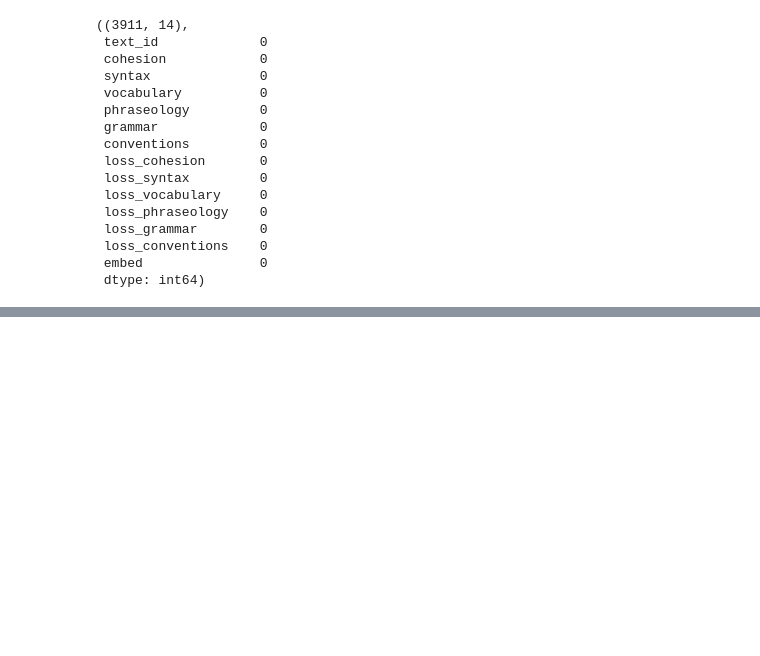
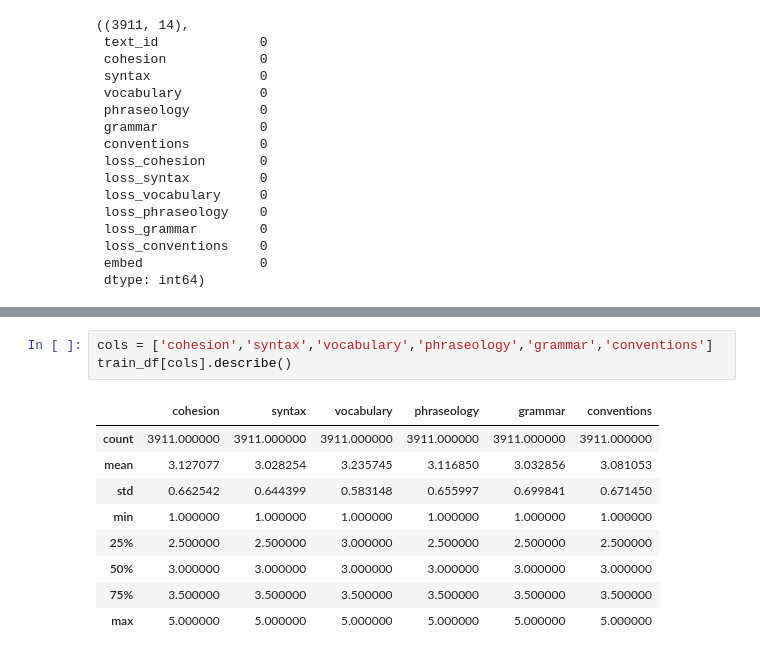
Before and after one commit to tikutikutiku/kaggle-feedback-prize-english-language-learning, a Jupyter notebook: 13_Baseline3/exp/13_v1_03.ipynb, the cells around one changed output, grey strips where cells are left out. Saved outputs shown, nothing was run; the diff lists cells and outputs as text; blank space fills up the shorter version.

```diff
--- a/13_Baseline3/exp/13_v1_03.ipynb
+++ b/13_Baseline3/exp/13_v1_03.ipynb
@@ -229,0 +243,13 @@ oof_df.shape, oof_df.isnull().sum()
+# %%
+cols = ['cohesion','syntax','vocabulary','phraseology','grammar','conventions']
+train_df[cols].describe()
+# %% [output]
+|  | cohesion | syntax | vocabulary | phraseology | grammar | conventions |
+| count | 3911.000000 | 3911.000000 | 3911.000000 | 3911.000000 | 3911.000000 | 3911.000000 |
+| mean | 3.127077 | 3.028254 | 3.235745 | 3.116850 | 3.032856 | 3.081053 |
+| std | 0.662542 | 0.644399 | 0.583148 | 0.655997 | 0.699841 | 0.671450 |
+| min | 1.000000 | 1.000000 | 1.000000 | 1.000000 | 1.000000 | 1.000000 |
+| 25% | 2.500000 | 2.500000 | 3.000000 | 2.500000 | 2.500000 | 2.500000 |
+| 50% | 3.000000 | 3.000000 | 3.000000 | 3.000000 | 3.000000 | 3.000000 |
+| 75% | 3.500000 | 3.500000 | 3.500000 | 3.500000 | 3.500000 | 3.500000 |
+| max | 5.000000 | 5.000000 | 5.000000 | 5.000000 | 5.000000 | 5.000000 |
```
Also changed, not shown: parts of 6 cells of this notebook.
